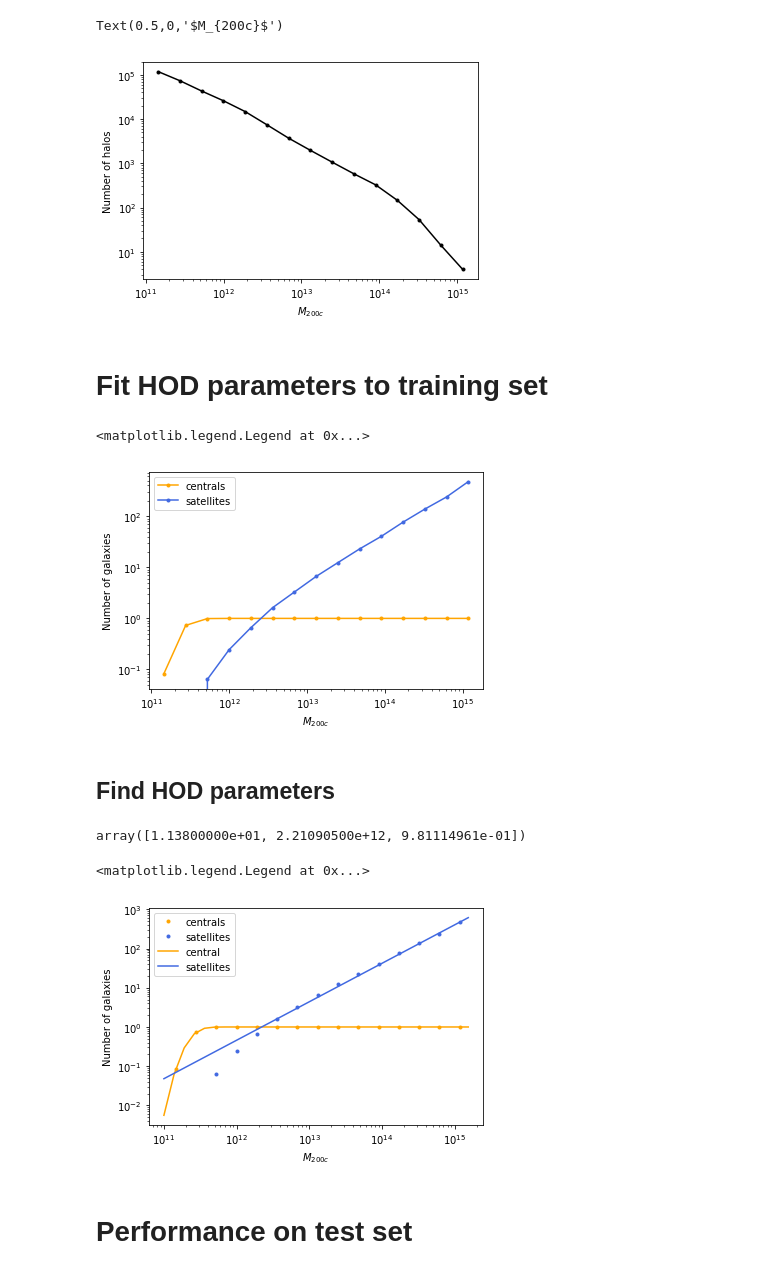
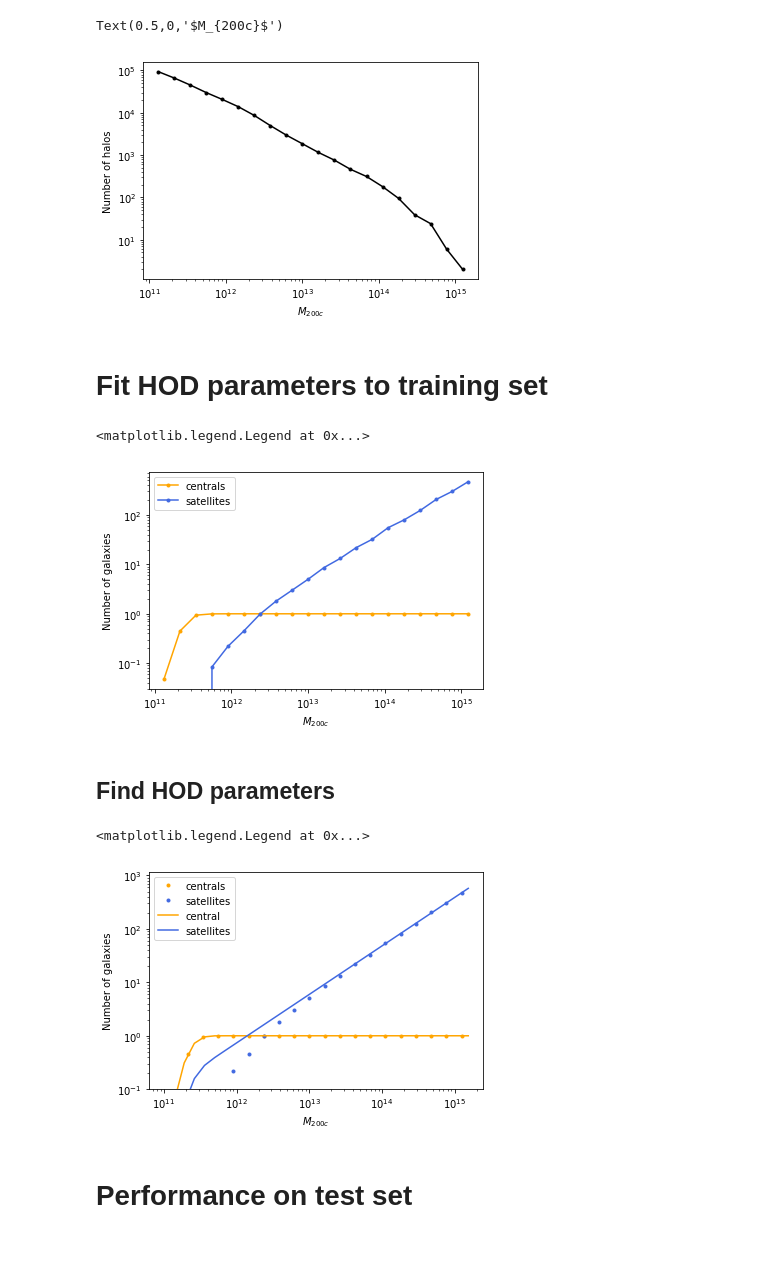
Before and after one commit to florpi/GraphCosmologyNetwork, a Jupyter notebook: baselines/HOD.ipynb, the cells around one changed output. Cells and saved outputs as stored; diff of their text form; code cells hidden in the pictures.

```diff
--- a/baselines/HOD.ipynb
+++ b/baselines/HOD.ipynb
@@ -21,12 +26,15 @@ with h5py.File(hdf5_filename,'r+') as feats:
 
     positions = feats['Pos'][:] / 1000.
 
+    velocities = feats['Vel'][:] / 1000.
+
     rvir = feats['R200c'][:] / 1000.
 
 
 #labels = labels > 0
 # %%
-train_idx, test_idx, val_idx = split.train_test_val_split(len(mass))
+train_idx, test_idx, val_idx = split.train_test_val_split(len(mass),
+                                                    train_size = 0.5)
 # %%
 plt.hist(labels[train_idx], log=True, histtype='step', label = 'train')
 plt.hist(labels[test_idx], log=True, histtype='step', label = 'test')
@@ -38,0 +47,5 @@ plt.legend()
+# %%
+train_idx, test_idx, val_idx = split.train_test_val_split(labels.shape[0],
+                                        train_size = 0.5)
+
+test_idx = np.concatenate((test_idx,val_idx))
@@ -39,5 +61,5 @@ plt.legend()
 # %%
-nbins= 15
+nbins= 20
 bins = np.logspace(np.log10(np.min(mass)),
                    np.log10(np.max(mass)), nbins+1)
 
@@ -51,7 +73,7 @@ plt.ylabel('Number of halos')
 plt.xlabel(r'$M_{200c}$')
 # %% [output]
 Text(0.5,0,'$M_{200c}$')
-[figure, old version]
+[figure, new version]
 # %% [markdown]
 # Fit HOD parameters to training set
 # %%
@@ -92,7 +114,7 @@ ax.set_xlabel(r'$M_{200c}$')
 plt.legend()
 # %% [output]
 <matplotlib.legend.Legend at 0x...>
-[figure, old version]
+[figure, new version]
 # %% [markdown]
 ## Find HOD parameters
 # %%
@@ -129,10 +147,6 @@ popt_central, pcov_central = curve_fit(mean_centrals, bin_centers,
 popt_sats, pcov_sats = curve_fit(mean_sats, bin_centers,
                       n_satellites_binned,
                     p0 =list(sats_model.param_dict.values()))
-# %%
-popt_sats
-# %% [output]
-array([1.13800000e+01, 2.21090500e+12, 9.81114961e-01])
 # %%
 nbins= 30
 masses = np.logspace(np.log10(np.min(mass)),
@@ -146,35 +160,36 @@ ax.plot((edges[1:]+edges[:-1])/2.,
            label = 'centrals', linestyle='')
 
 ax.plot((edges[1:]+edges[:-1])/2.,
            n_satellites_binned, #yerr = n_satellites_error,
              color='royalblue', marker='o',markersize=3,
         label = 'satellites', linestyle='')
 
 cen_model.param_dict = {'logMmin':popt_central[0], 'sigma_logM': popt_central[1]}
 
 sats_model.param_dict = {'logM0': np.log10(popt_sats[0]),
                 'logM1': np.log10(popt_sats[1]), 'alpha': popt_sats[2]}
 ax.plot(masses,
            cen_model.mean_occupation(prim_haloprop = masses), #yerr = n_satellites_error,
              color='orange',
         label = 'central')
 
 ax.plot(masses,
-           sats_model.mean_occupation(prim_haloprop = masses) , #yerr = n_satellites_error,
+          cen_model.mean_occupation(prim_haloprop = masses)*  sats_model.mean_occupation(prim_haloprop = masses) , #yerr = n_satellites_error,
              color='royalblue',
         label = 'satellites')
 
 
 
 ax.set_xscale("log")
 ax.set_yscale("log")
 
 ax.set_ylabel('Number of galaxies')
 ax.set_xlabel(r'$M_{200c}$')
+plt.ylim(1e-1)
 plt.legend()
 # %% [output]
 <matplotlib.legend.Legend at 0x...>
-[figure, old version]
+[figure, new version]
 # %% [markdown]
 # Performance on test set
 # %%
```
Also changed, not shown: parts of 25 cells of this notebook, 3 other files.
